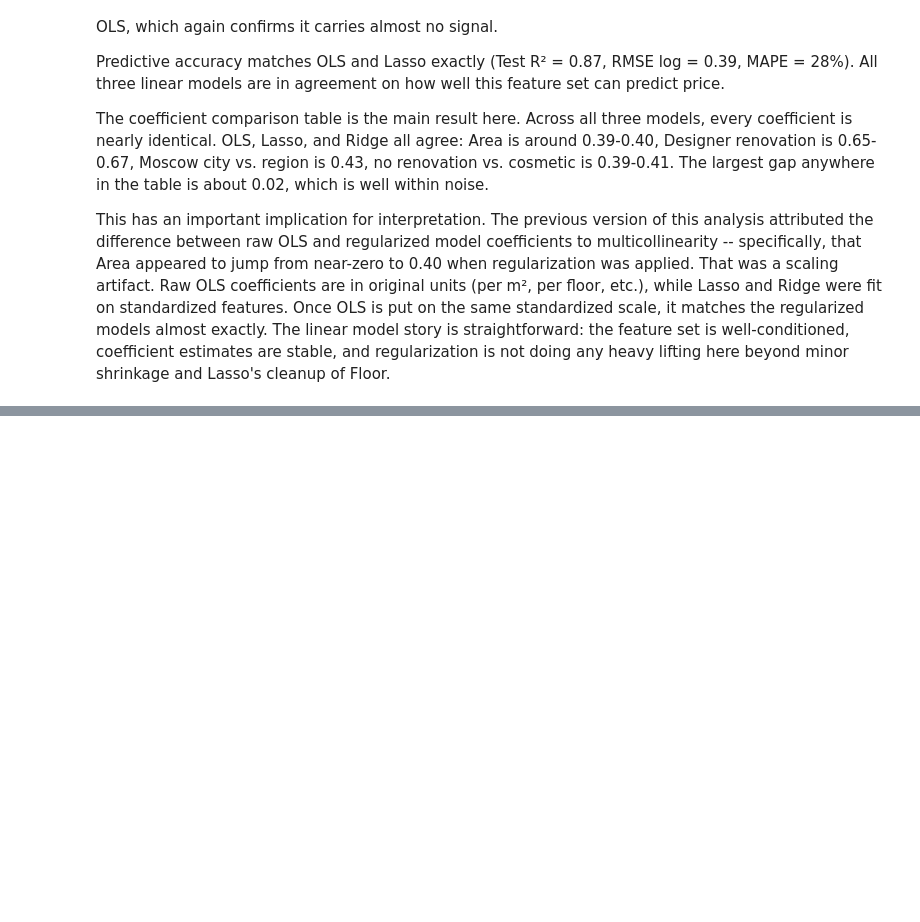
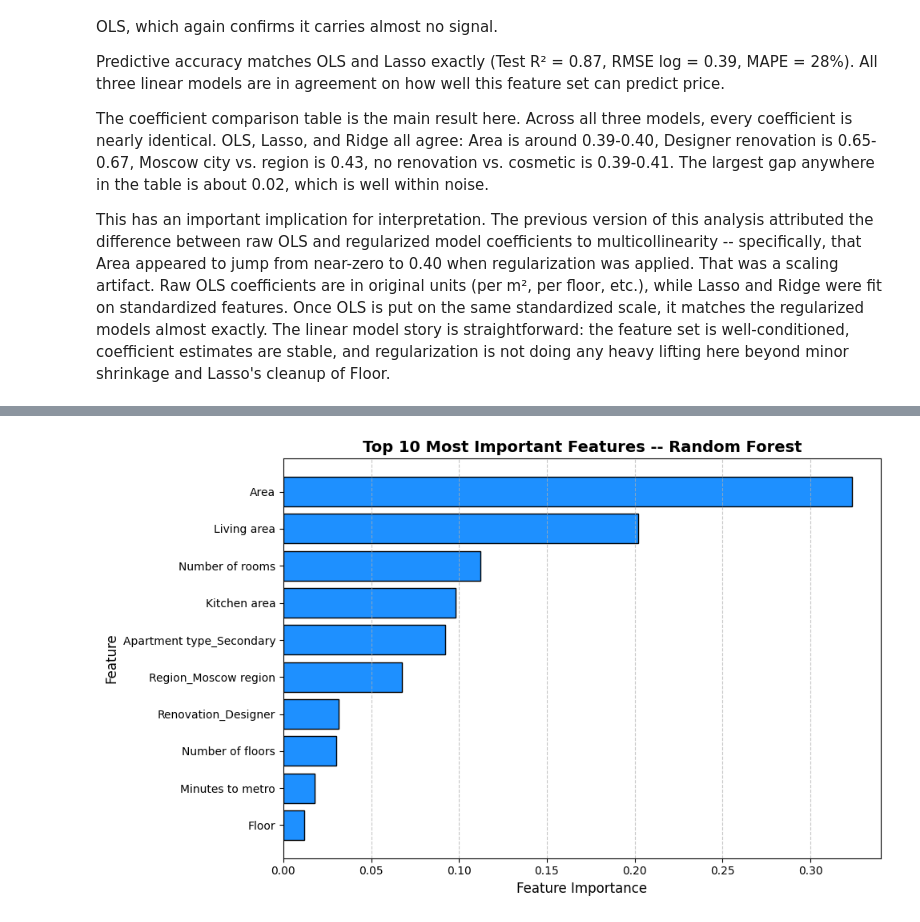
Before and after one commit to dylan123104/Housing-Class-Project, a Jupyter notebook: modeling.ipynb, the cells around one changed output, grey strips where cells are left out. Cells and saved outputs as stored; diff of their text form; code cells hidden in the pictures; blank space fills up the shorter version.

```diff
--- a/modeling.ipynb
+++ b/modeling.ipynb
@@ -291,0 +461,19 @@ This has an important implication for interpretation. The previous version of th
+# %%
+# Feature importances from the Random Forest
+importance_df = pd.DataFrame({
+    'Feature':    X_train.columns,
+    'Importance': rf_optimized.feature_importances_
+}).sort_values('Importance', ascending=True)
+
+top_10 = importance_df.tail(10)
+
+plt.figure(figsize=(10, 6))
+plt.barh(top_10['Feature'], top_10['Importance'], color='dodgerblue', edgecolor='black')
+plt.xlabel('Feature Importance', fontsize=12)
+plt.ylabel('Feature', fontsize=12)
+plt.title('Top 10 Most Important Features -- Random Forest', fontsize=14, fontweight='bold')
+plt.grid(axis='x', linestyle='--', alpha=0.7)
+plt.tight_layout()
+plt.show()
+# %% [output]
+[figure, added]
```
Also changed, not shown: parts of 24 cells of this notebook.
